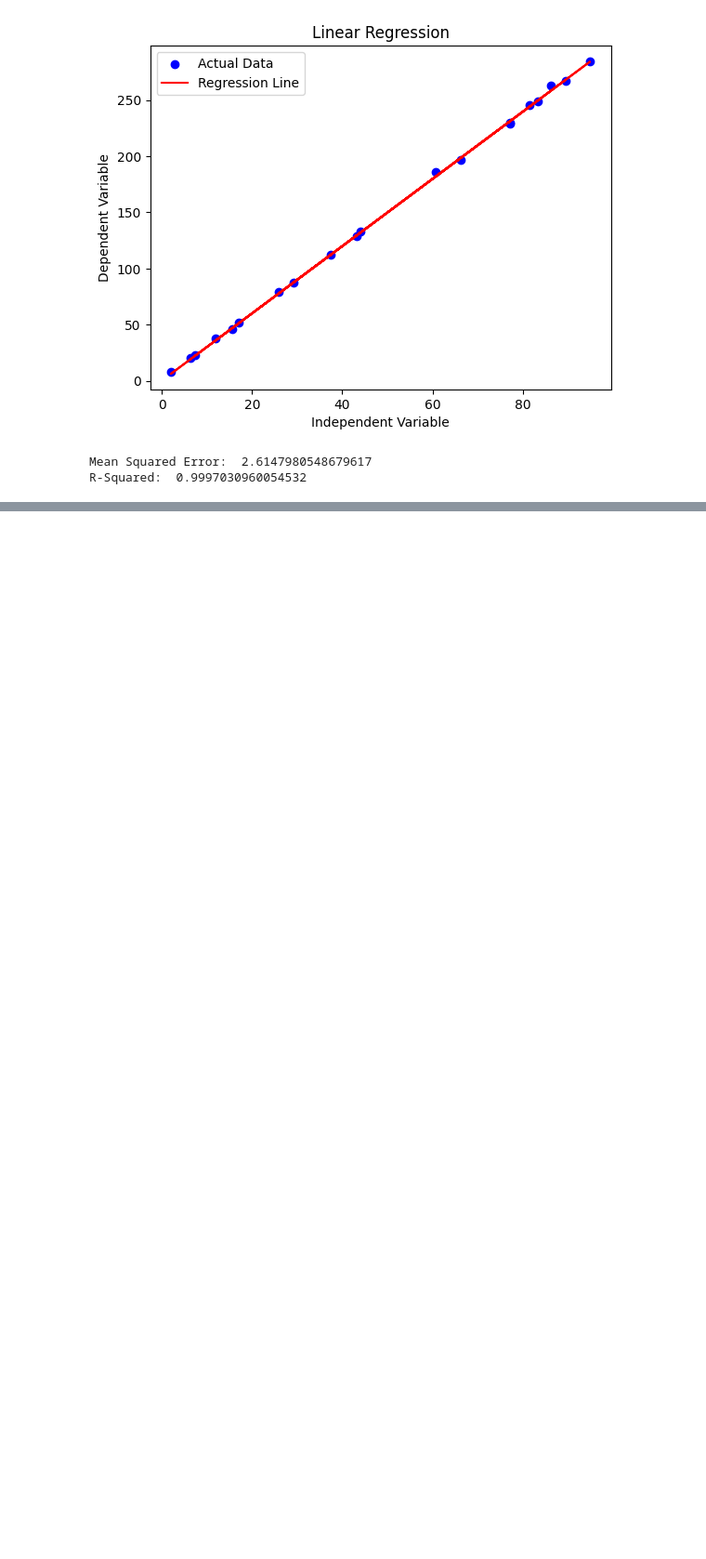
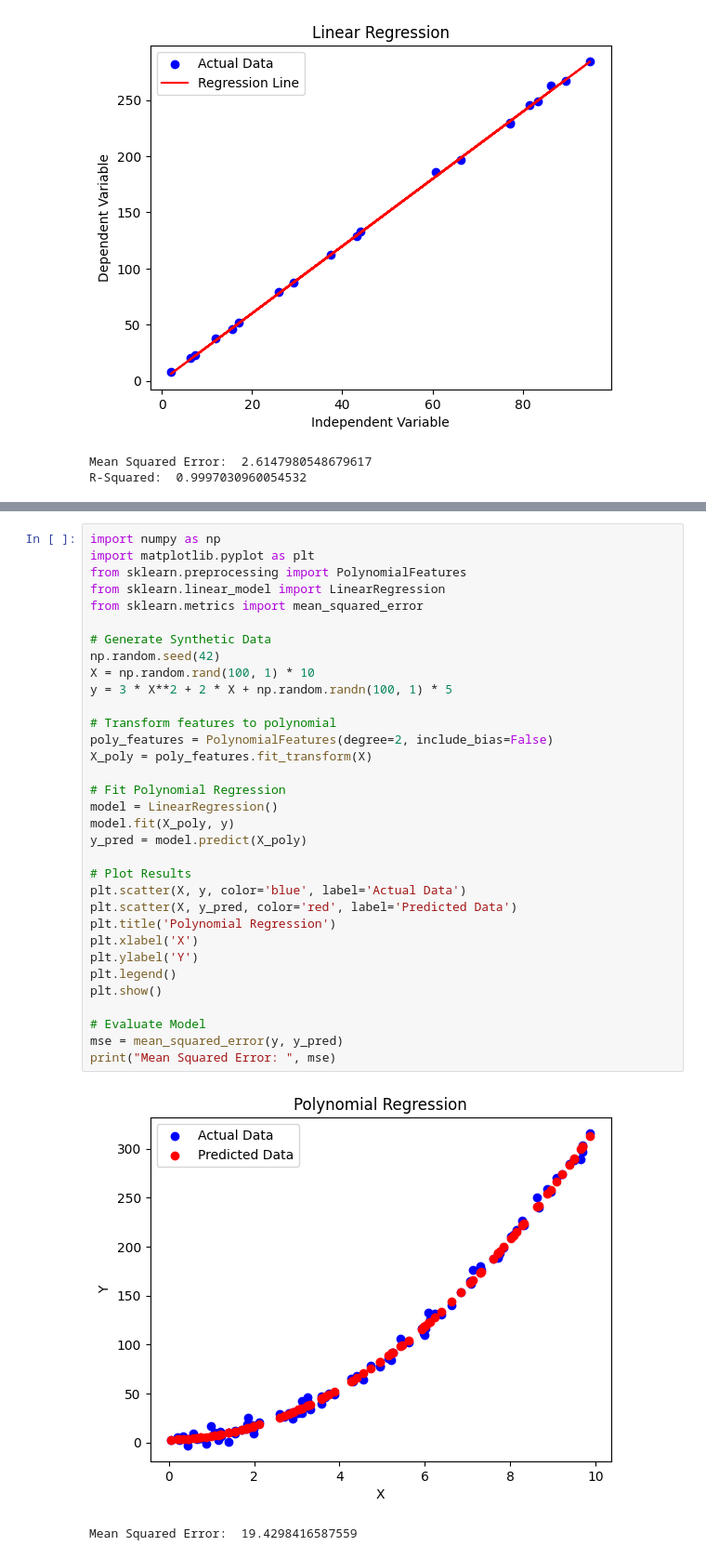
Before and after one commit to Varun-patil-2003/Full-Stack-AI-Engineer, a Jupyter notebook: PracticeML_Que.ipynb, the cells around one changed output, grey strips where cells are left out. Shown at 93% size. Drawn from its saved outputs; the diff is of its cells as text; blank space fills up the shorter version.

```diff
--- a/PracticeML_Que.ipynb
+++ b/PracticeML_Que.ipynb
@@ -2486,0 +2508,36 @@ R-Squared:  0.9997030960054532
+# %%
+import numpy as np
+import matplotlib.pyplot as plt
+from sklearn.preprocessing import PolynomialFeatures
+from sklearn.linear_model import LinearRegression
+from sklearn.metrics import mean_squared_error
+
+# Generate Synthetic Data
+np.random.seed(42)
+X = np.random.rand(100, 1) * 10
+y = 3 * X**2 + 2 * X + np.random.randn(100, 1) * 5
+
+# Transform features to polynomial
+poly_features = PolynomialFeatures(degree=2, include_bias=False)
+X_poly = poly_features.fit_transform(X)
+
+# Fit Polynomial Regression
+model = LinearRegression()
+model.fit(X_poly, y)
+y_pred = model.predict(X_poly)
+
+# Plot Results
+plt.scatter(X, y, color='blue', label='Actual Data')
+plt.scatter(X, y_pred, color='red', label='Predicted Data')
+plt.title('Polynomial Regression')
+plt.xlabel('X')
+plt.ylabel('Y')
+plt.legend()
+plt.show()
+
+# Evaluate Model
+mse = mean_squared_error(y, y_pred)
+print("Mean Squared Error: ", mse)
+# %% [output]
+[figure, added]
+Mean Squared Error:  19.4298416587559
```
Also changed, not shown: parts of 9 cells of this notebook.
